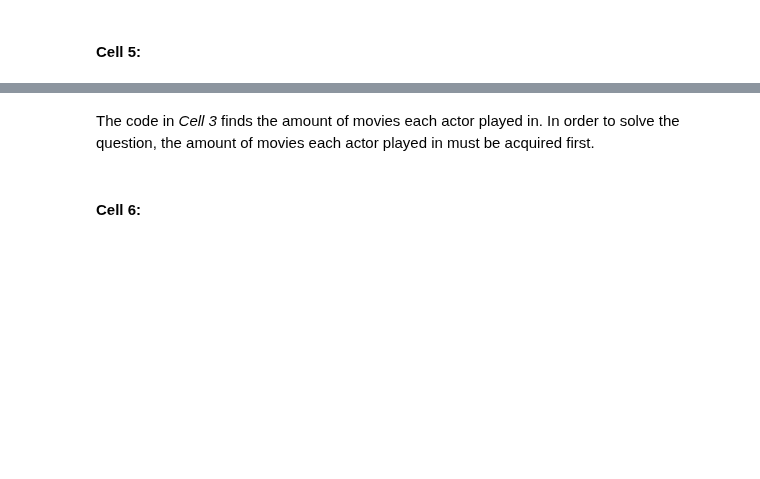
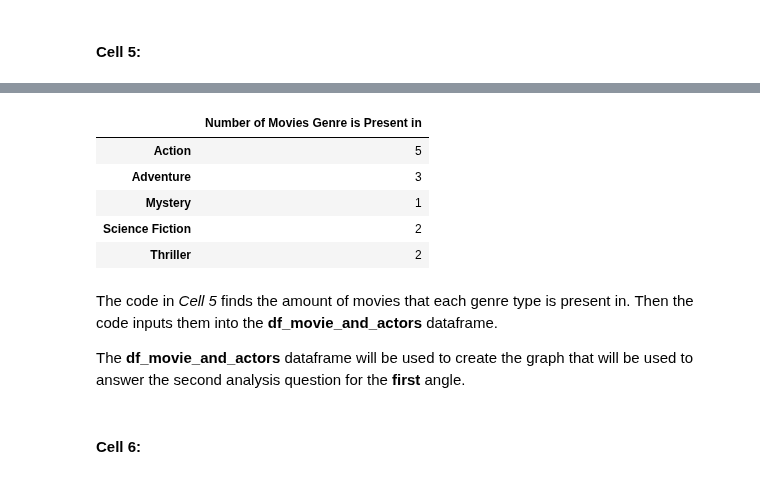
Before and after one commit to jwGitHub9860/Investigate_A_Dataset, a Jupyter notebook: Investigate_a_Dataset.ipynb, the cells around one changed output, grey strips where cells are left out. Cells and saved outputs as stored; diff of their text form; code cells hidden in the pictures; blank space fills up the shorter version.

```diff
--- a/Investigate_a_Dataset.ipynb
+++ b/Investigate_a_Dataset.ipynb
@@ -922,5 +873,24 @@ IndexError: list index out of range
-# %% [markdown]
-The code in _Cell 3_ finds the amount of movies each actor played in. In order to solve the question, the amount of movies each actor played in must be acquired first.
+# %%
+# Must input genre type sums into "df_movie_and_actors" dataframe this way because indices of "df_most_popular_TC_movies" dataframe Are Held In The Form Of SERIES VALUES, therefore they CANNOT be used in a for loop
+
+df_movie_and_actors.loc['Action', 'Number of Movies Genre is Present in'] = df_most_popular_TC_movies['genres'].str.contains('Action').sum() # finds sum of 'Action' genres in 'genres' column of "df_most_popular_TC_movies" dataframe
+df_movie_and_actors.loc['Adventure', 'Number of Movies Genre is Present in'] = df_most_popular_TC_movies['genres'].str.contains('Adventure').sum() # finds sum of 'Adventure' genres in 'genres' column of "df_most_popular_TC_movies" dataframe
+df_movie_and_actors.loc['Mystery', 'Number of Movies Genre is Present in'] = df_most_popular_TC_movies['genres'].str.contains('Mystery').sum() # finds sum of 'Mystery' genres in 'genres' column of "df_most_popular_TC_movies" dataframe
+df_movie_and_actors.loc['Science Fiction', 'Number of Movies Genre is Present in'] = df_most_popular_TC_movies['genres'].str.contains('Science Fiction').sum() # finds sum of 'Science Fiction' genres in 'genres' column of "df_most_popular_TC_movies" dataframe
+df_movie_and_actors.loc['Thriller', 'Number of Movies Genre is Present in'] = df_most_popular_TC_movies['genres'].str.contains('Thriller').sum() # finds sum of 'Thriller' genres in 'genres' column of "df_most_popular_TC_movies" dataframe
+
+df_movie_and_actors
+# %% [output]
+|  | Number of Movies Genre is Present in |
+| Action | 5 |
+| Adventure | 3 |
+| Mystery | 1 |
+| Science Fiction | 2 |
+| Thriller | 2 |
+# %% [markdown]
+The code in _Cell 5_ finds the amount of movies that each genre type is present in. Then the code inputs them into the **df_movie_and_actors** dataframe.
+
+The **df_movie_and_actors** dataframe will be used to create the graph that will be used to answer the second analysis question for the **first** angle.
 # %% [markdown]
 #### **Cell 6:**
 # %%
```
Also changed, not shown: parts of 5 cells of this notebook.
